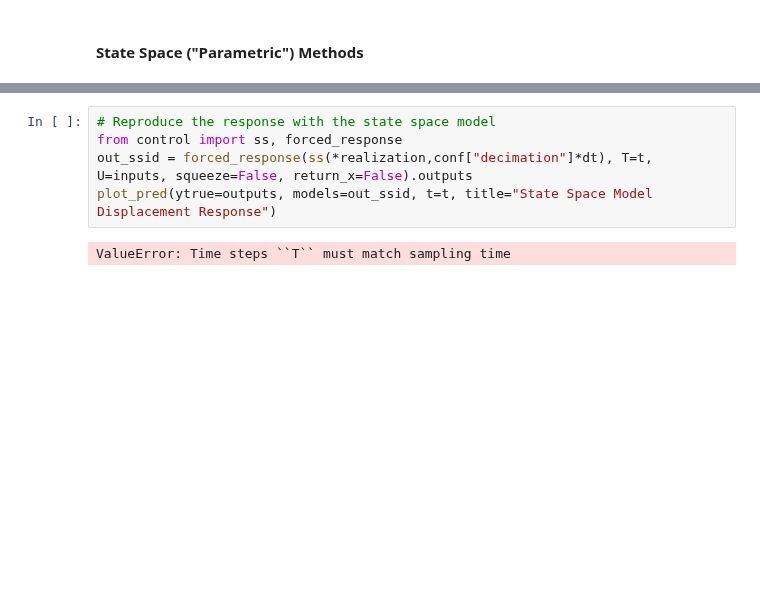
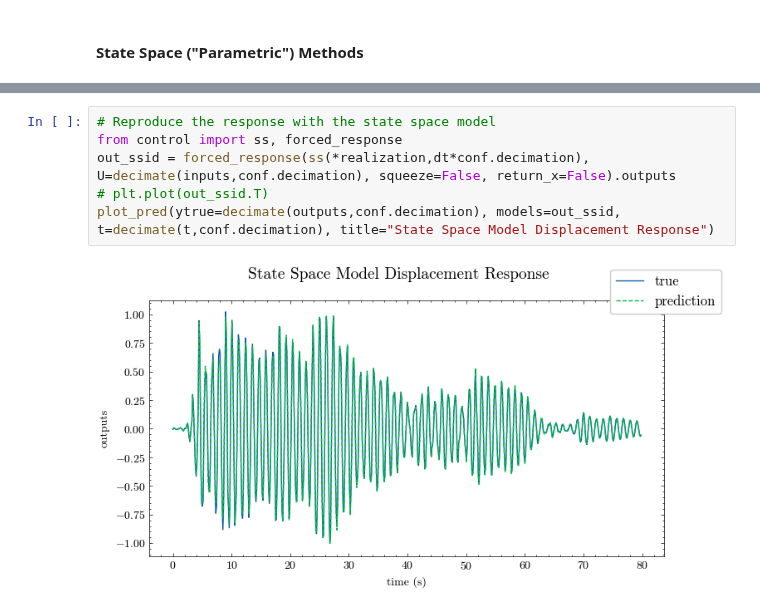
Before and after one commit to chrystalchern/mdof, a Jupyter notebook: notebooks/02_SISO_Event.ipynb, the cells around one changed output, grey strips where cells are left out. Drawn from its saved outputs; the diff is of its cells as text; blank space fills up the shorter version.

```diff
--- a/notebooks/02_SISO_Event.ipynb
+++ b/notebooks/02_SISO_Event.ipynb
@@ -105,7 +103,8 @@ plot_io(inputs=inputs, outputs=outputs, t=t, title="SDOF Response")
 # %%
 # Reproduce the response with the state space model
 from control import ss, forced_response
-out_ssid = forced_response(ss(*realization,conf["decimation"]*dt), T=t, U=inputs, squeeze=False, return_x=False).outputs
-plot_pred(ytrue=outputs, models=out_ssid, t=t, title="State Space Model Displacement Response")
+out_ssid = forced_response(ss(*realization,dt*conf.decimation), U=decimate(inputs,conf.decimation), squeeze=False, return_x=False).outputs
+# plt.plot(out_ssid.T)
+plot_pred(ytrue=decimate(outputs,conf.decimation), models=out_ssid, t=decimate(t,conf.decimation), title="State Space Model Displacement Response")
 # %% [output]
-ValueError: Time steps ``T`` must match sampling time
+[figure, added]
```
Also changed, not shown: parts of 4 cells of this notebook, 10 other files.
